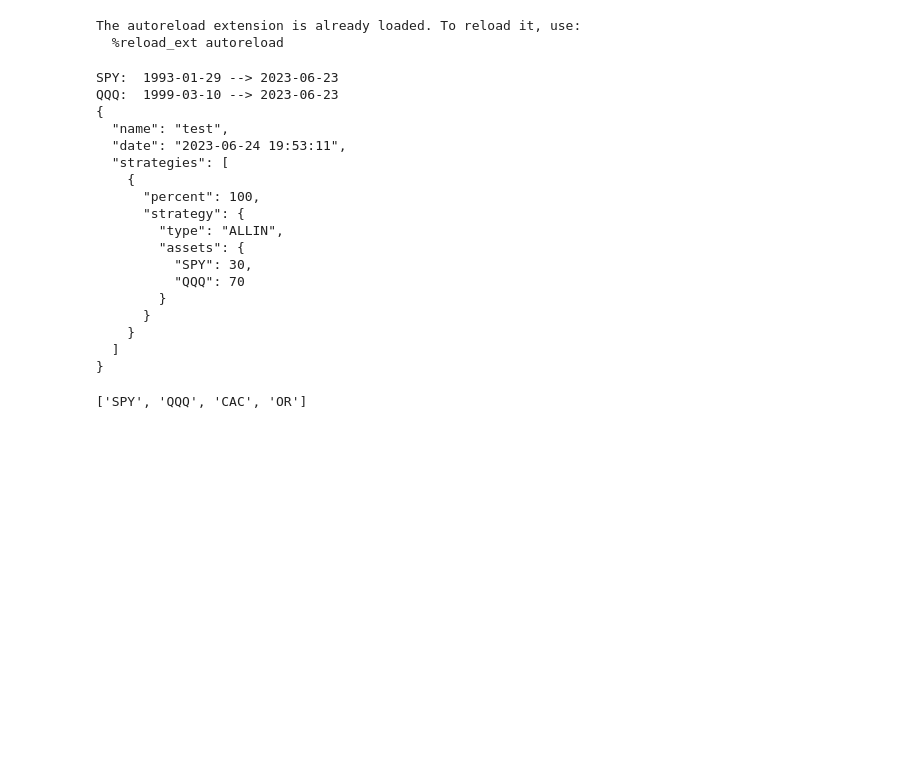
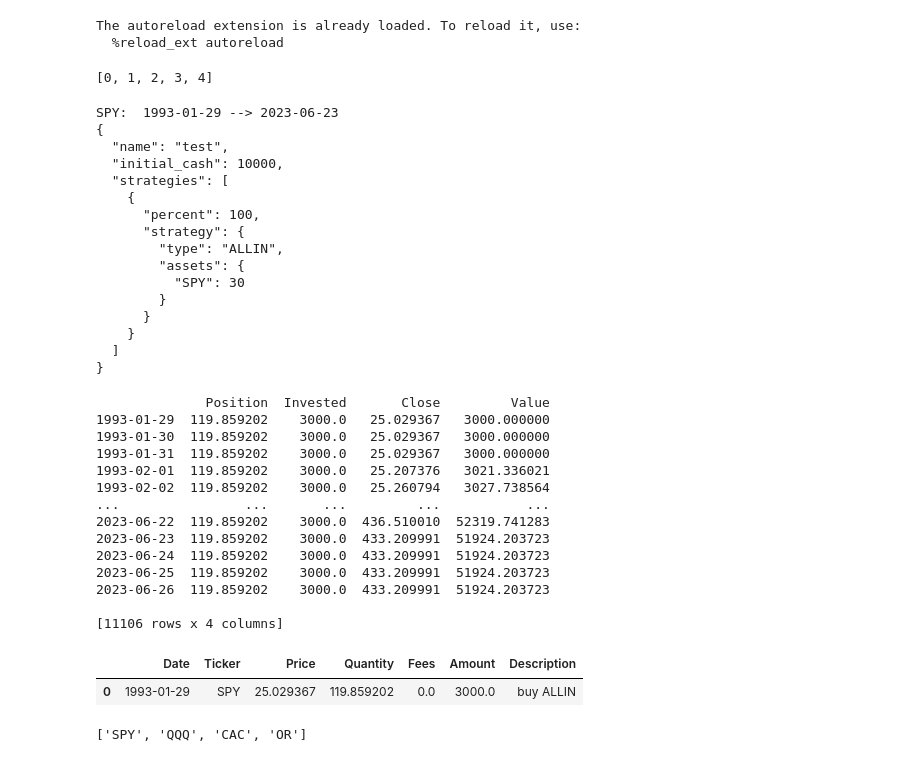
Before and after one commit to vixen-cordier/backtests, a Jupyter notebook: book.ipynb, the cells around one changed output. Cells and saved outputs as stored; diff of their text form; code cells hidden in the pictures; blank space fills up the shorter version.

```diff
--- a/book.ipynb
+++ b/book.ipynb
@@ -89,6 +104,10 @@ SPY:  1993-01-29 --> 2023-06-09
 # %% [output]
 The autoreload extension is already loaded. To reload it, use:
   %reload_ext autoreload
+# %%
+[0,1,2,3,4][:6]
+# %% [output]
+[0, 1, 2, 3, 4]
 # %%
 import json
 import plotly.graph_objects as go
@@ -98,7 +117,7 @@ from classes.form import Form
 from classes.strategies import *
 
 form = Form("test", 10000, strategies=[
-    (100, StrategyALLIN(assets={"SPY":30, "QQQ":70})),
+    (100, StrategyALLIN(assets={"SPY":30})),
 ])
 
 form_json = form.to_json()
@@ -111,26 +130,41 @@ print(json.dumps(form_json, indent=2))
 
 for _, strategy in form.strategies:
     strategy.apply(form.portfolio)
-
-stats = form.portfolio.stats()
-fig = go.Figure(go.Scatter(x=stats.chart.index, y=stats.chart.values))
-fig.show()
 # %% [output]
 SPY:  1993-01-29 --> 2023-06-23
-QQQ:  1999-03-10 --> 2023-06-23
 {
   "name": "test",
-  "date": "2023-06-24 19:53:11",
+  "initial_cash": 10000,
   "strategies": [
     {
       "percent": 100,
       "strategy": {
         "type": "ALLIN",
         "assets": {
-          "SPY": 30,
-          "QQQ": 70
+          "SPY": 30
         }
       }
     }
   ]
 }
+# %%
+stats = form.portfolio.stats()
+
+form.portfolio.operations
+# %% [output]
+              Position  Invested       Close         Value
+1993-01-29  119.859202    3000.0   25.029367   3000.000000
+1993-01-30  119.859202    3000.0   25.029367   3000.000000
+1993-01-31  119.859202    3000.0   25.029367   3000.000000
+1993-02-01  119.859202    3000.0   25.207376   3021.336021
+1993-02-02  119.859202    3000.0   25.260794   3027.738564
+...                ...       ...         ...           ...
+2023-06-22  119.859202    3000.0  436.510010  52319.741283
+2023-06-23  119.859202    3000.0  433.209991  51924.203723
+2023-06-24  119.859202    3000.0  433.209991  51924.203723
+2023-06-25  119.859202    3000.0  433.209991  51924.203723
+2023-06-26  119.859202    3000.0  433.209991  51924.203723
+
+[11106 rows x 4 columns]
+|  | Date | Ticker | Price | Quantity | Fees | Amount | Description |
+| 0 | 1993-01-29 | SPY | 25.029367 | 119.859202 | 0.0 | 3000.0 | buy ALLIN |
```
Also changed, not shown: parts of 2 cells of this notebook, 4 other files.
